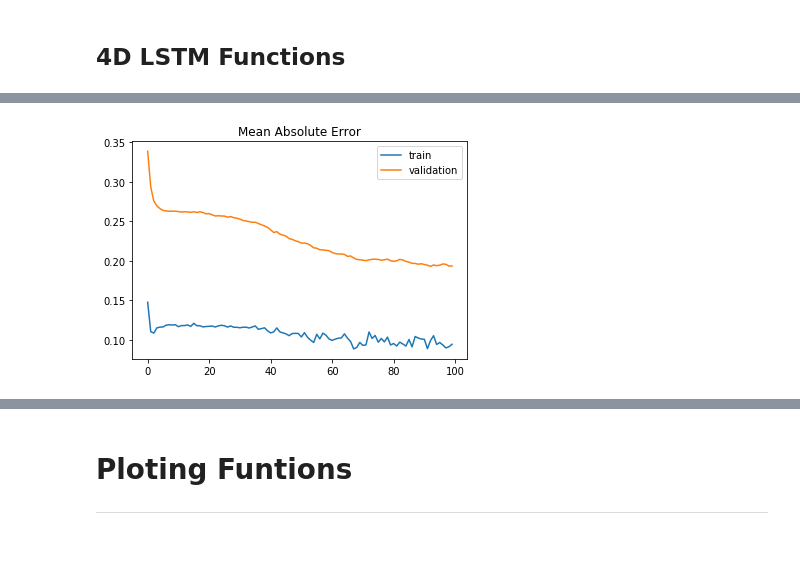
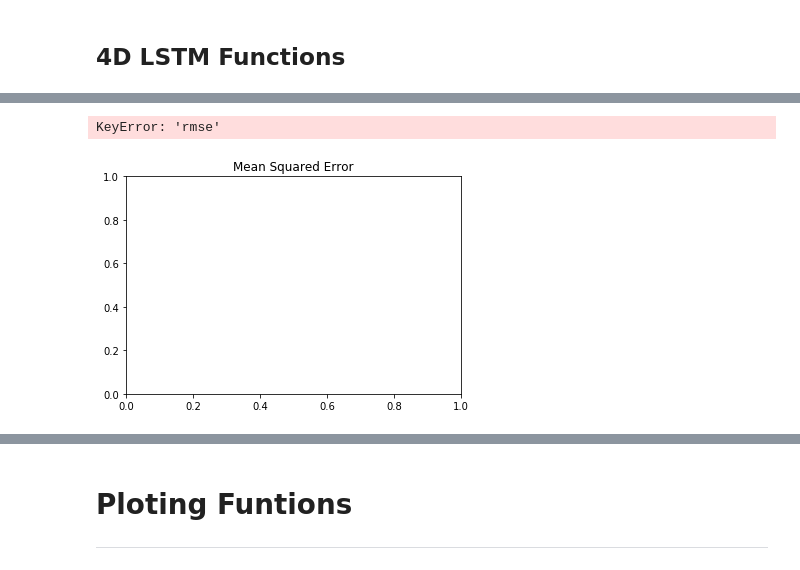
Before and after one commit to laramiedunlap/Project2, a Jupyter notebook: ying.ipynb, the cells around one changed output, grey strips where cells are left out. Saved outputs shown, nothing was run; the diff lists cells and outputs as text; code cells hidden in the pictures.

```diff
--- a/ying.ipynb
+++ b/ying.ipynb
@@ -315,12 +202,12 @@ clean_df.head()
 | 4 | -0.007375 | 4.3500 | 0.014898 | 315.219794 | 24.39 | 18.757144 | 3.23570 | 3.090717 | ... |
 # %%
 df=clean_df
-window =1
+window =3
 chunk_rows=5
-number_units=1
+number_units=26
 optimizer='adam'
-loss="mean_squared_error"
-metrics= ['mse', 'mae']
+loss="msle"
+metrics=[tf.keras.metrics.RootMeanSquaredError()]
 epochs = 100
 # %%
 # def window_data(df, window, chunk_rows):
@@ -527,10 +425,10 @@ pyplot.legend()
 # %%
-
 # plot mse during training
-pyplot.title('Mean Absolute Error')
-pyplot.plot(history.history['mae'], label='train')
-pyplot.plot(history.history['val_mae'], label='validation')
+pyplot.title('Mean Squared Error')
+pyplot.plot(history.history['rmse'], label='train')
+pyplot.plot(history.history['val_rmse'], label='validation')
 pyplot.legend()
 pyplot.show()
 # %% [output]
+KeyError: 'rmse'
-[figure, old version]
+[figure, new version]
```
Also changed, not shown: parts of 19 cells of this notebook, 1 other file.
